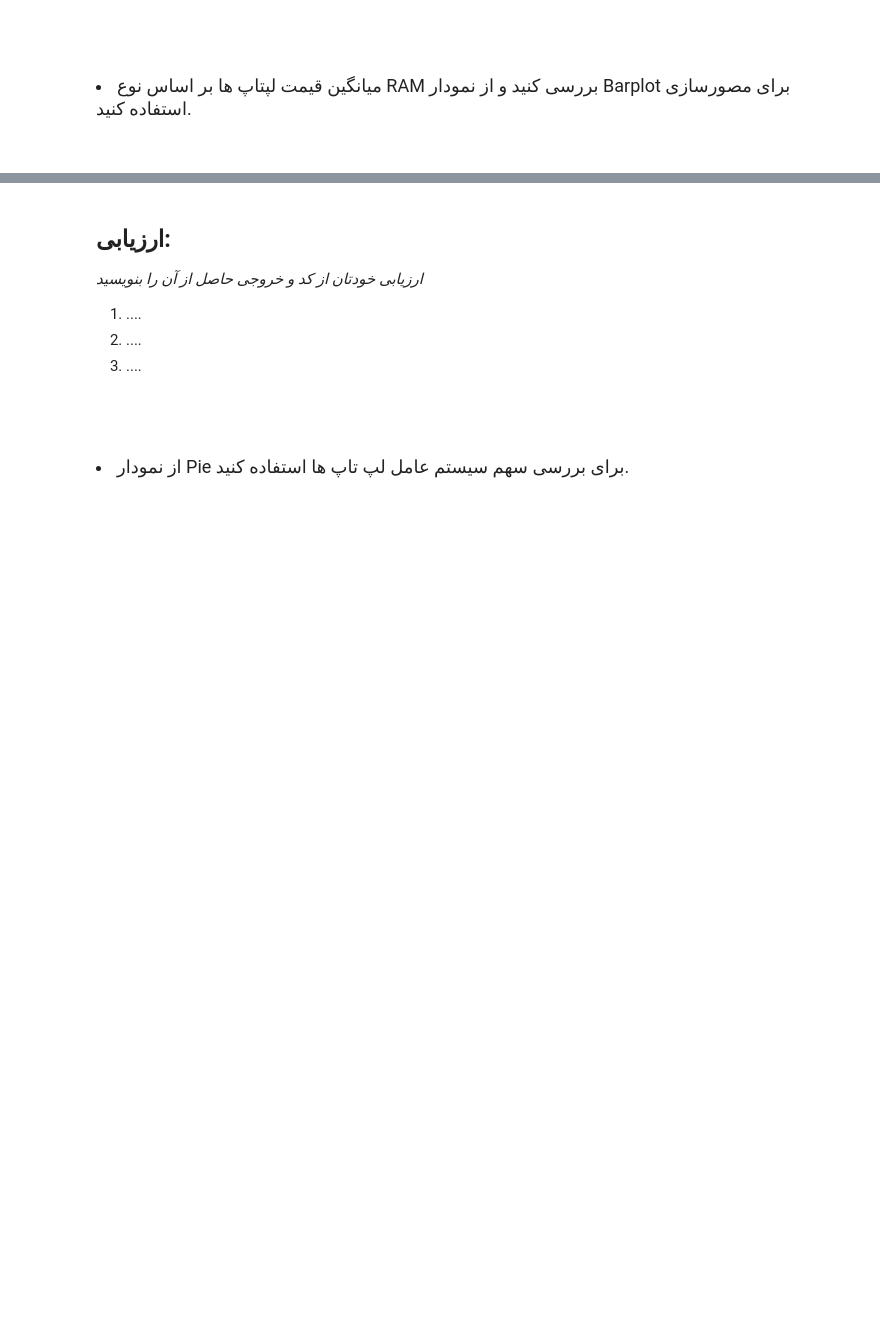
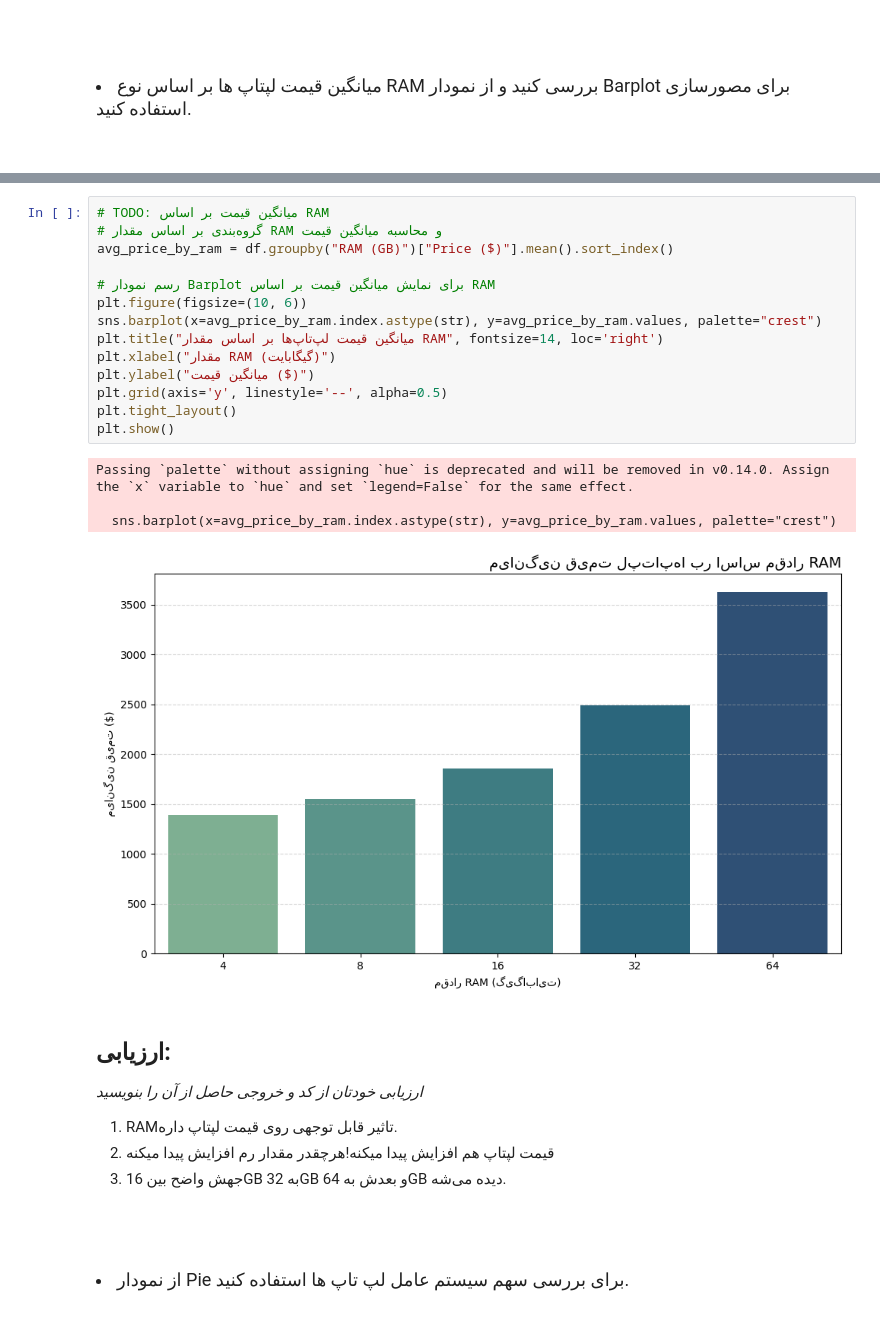
Before and after one commit to RA2221372/tamrin4, a Jupyter notebook: Exercise 2.1.3.ipynb, the cells around one changed output, grey strips where cells are left out. Saved outputs shown, nothing was run; the diff lists cells and outputs as text; blank space fills up the shorter version.

```diff
--- a/Exercise 2.1.3.ipynb
+++ b/Exercise 2.1.3.ipynb
@@ -604,9 +573,28 @@ KeyError: 'RAM'
+# %%
+# TODO: میانگین قیمت بر اساس RAM
+# گروه‌بندی بر اساس مقدار RAM و محاسبه میانگین قیمت
+avg_price_by_ram = df.groupby("RAM (GB)")["Price ($)"].mean().sort_index()
+
+# رسم نمودار Barplot برای نمایش میانگین قیمت بر اساس RAM
+plt.figure(figsize=(10, 6))
+sns.barplot(x=avg_price_by_ram.index.astype(str), y=avg_price_by_ram.values, palette="crest")
+plt.title("میانگین قیمت لپ‌تاپ‌ها بر اساس مقدار RAM", fontsize=14, loc='right')
+plt.xlabel("مقدار RAM (گیگابایت)")
+plt.ylabel("میانگین قیمت ($)")
+plt.grid(axis='y', linestyle='--', alpha=0.5)
+plt.tight_layout()
+plt.show()
+# %% [output]
+Passing `palette` without assigning `hue` is deprecated and will be removed in v0.14.0. Assign the `x` variable to `hue` and set `legend=False` for the same effect.
+
+  sns.barplot(x=avg_price_by_ram.index.astype(str), y=avg_price_by_ram.values, palette="crest")
+[figure, added]
 # %% [markdown]
 ## ارزیابی:
 *ارزیابی خودتان از کد و خروجی حاصل از آن را بنویسید*
-1. ....
-2. ....
-3. ....
+1. RAMتاثیر قابل توجهی روی قیمت لپتاپ داره.
+2.  قیمت لپتاپ هم افزایش پیدا میکنه!هرچقدر مقدار رم افزایش پیدا میکنه
+3. جهش واضح بین 16GB به 32GB و بعدش به 64GB دیده می‌شه.
 # %% [markdown]
 <br>
 <br>
```
Also changed, not shown: parts of 22 cells of this notebook.
